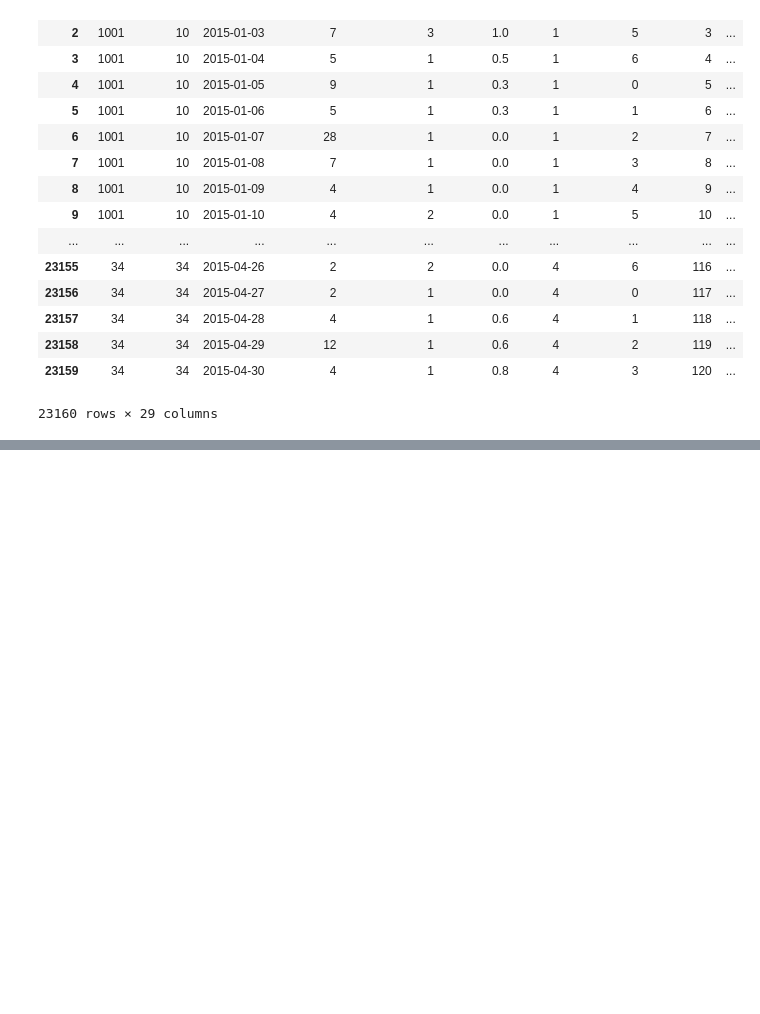
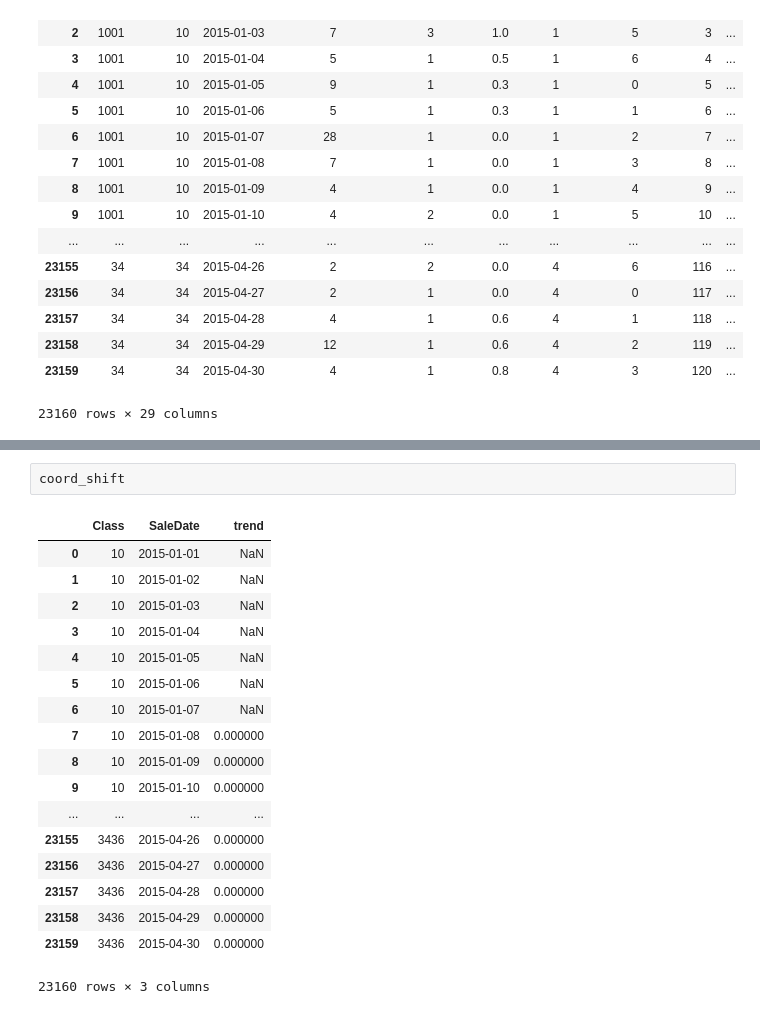
Before and after one commit to dereksjtu/MachineLearning_Matches, a Jupyter notebook: supermarket/prj/code/FeatureEngineering_supemarket.ipynb, the cells around one changed output, grey strips where cells are left out. Drawn from its saved outputs; the diff is of its cells as text; blank space fills up the shorter version.

```diff
--- a/supermarket/prj/code/FeatureEngineering_supemarket.ipynb
+++ b/supermarket/prj/code/FeatureEngineering_supemarket.ipynb
@@ -1282,0 +1422,21 @@ train_new
+# %%
+coord_shift
+# %% [output]
+|  | Class | SaleDate | trend |
+| 0 | 10 | 2015-01-01 | NaN |
+| 1 | 10 | 2015-01-02 | NaN |
+| 2 | 10 | 2015-01-03 | NaN |
+| 3 | 10 | 2015-01-04 | NaN |
+| 4 | 10 | 2015-01-05 | NaN |
+| 5 | 10 | 2015-01-06 | NaN |
+| 6 | 10 | 2015-01-07 | NaN |
+| 7 | 10 | 2015-01-08 | 0.000000 |
+| 8 | 10 | 2015-01-09 | 0.000000 |
+| 9 | 10 | 2015-01-10 | 0.000000 |
+| ... | ... | ... | ... |
+| 23155 | 3436 | 2015-04-26 | 0.000000 |
+| 23156 | 3436 | 2015-04-27 | 0.000000 |
+| 23157 | 3436 | 2015-04-28 | 0.000000 |
+| 23158 | 3436 | 2015-04-29 | 0.000000 |
+| 23159 | 3436 | 2015-04-30 | 0.000000 |
+23160 rows × 3 columns
```
Also changed, not shown: parts of 7 cells of this notebook, 6 other files.
